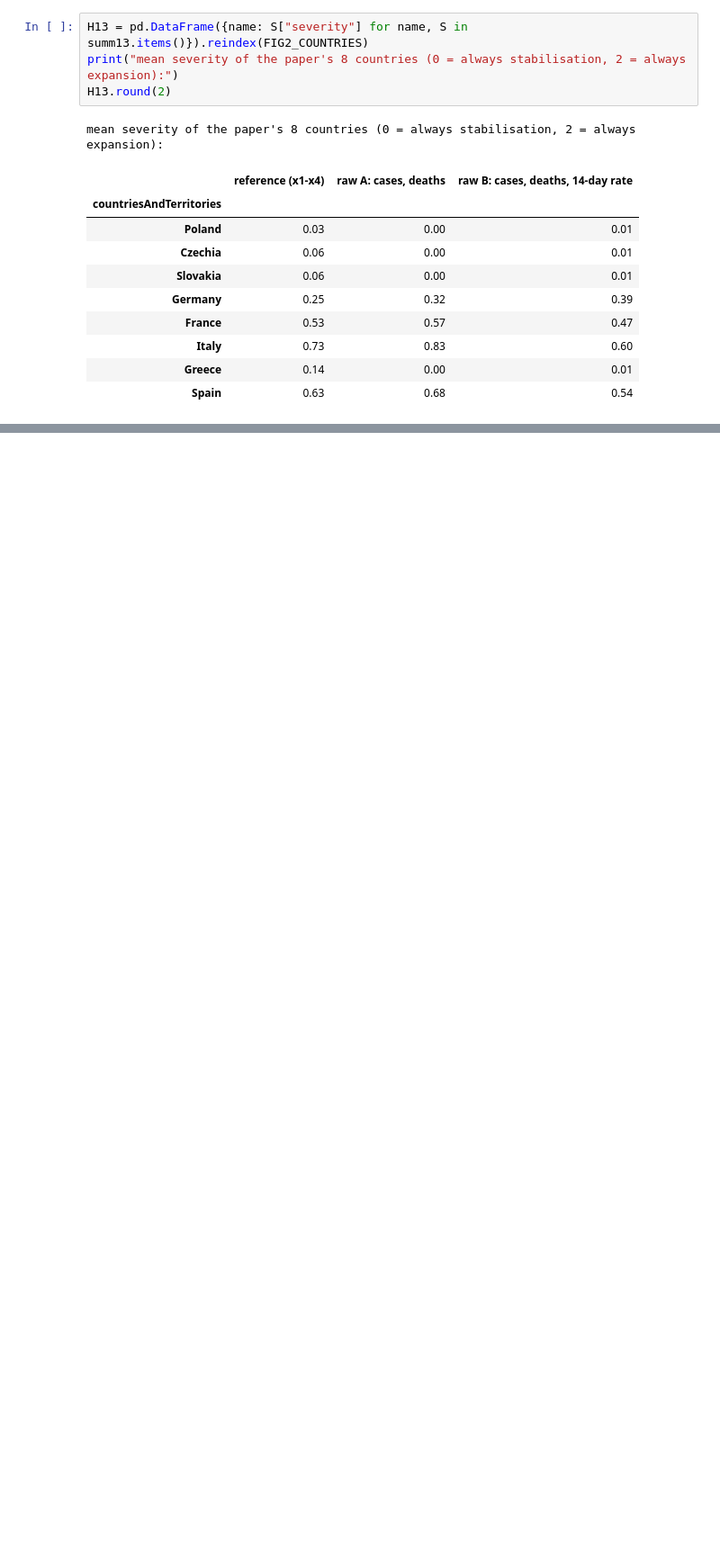
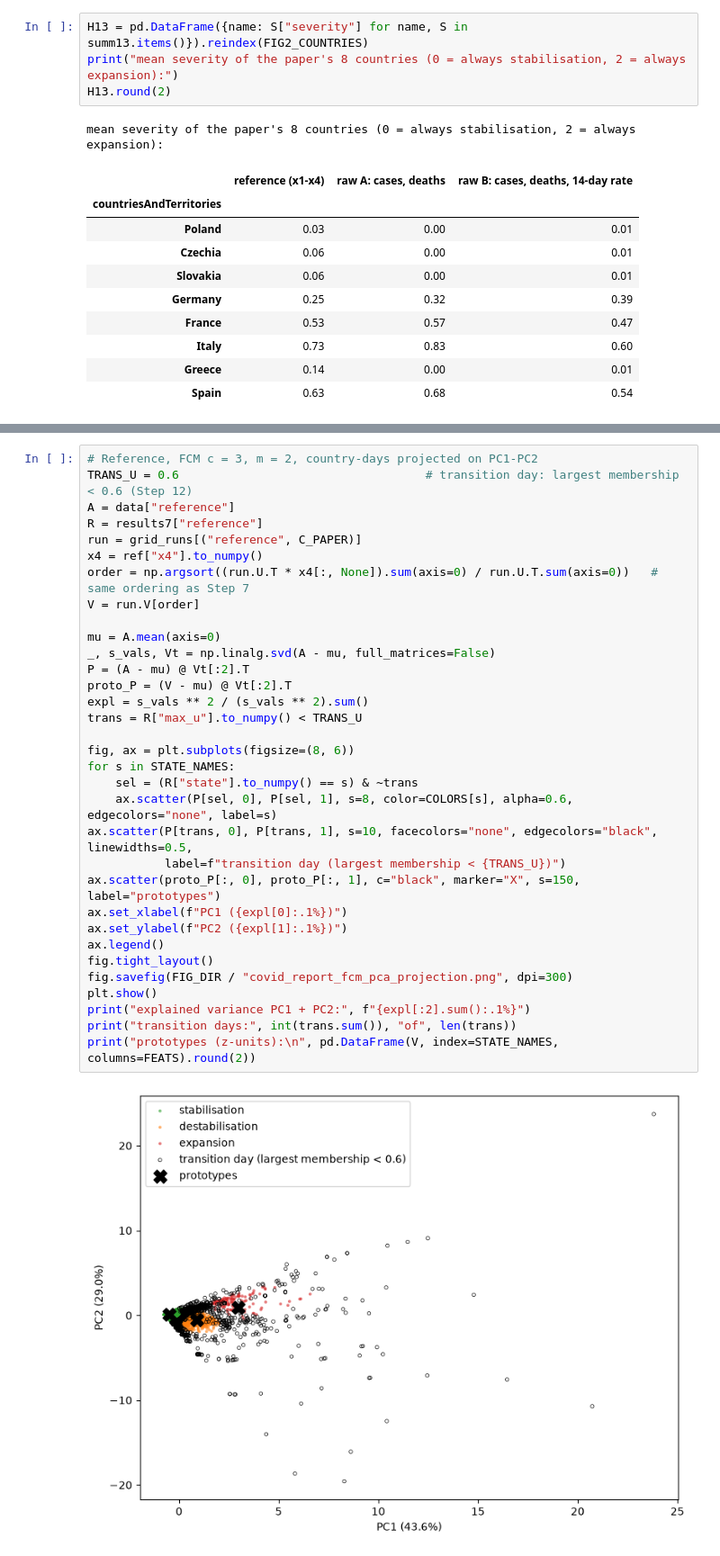
Before and after one commit to Stefy1209/Advanced-Methods-of-Data-Analysis, a Jupyter notebook: Reports/Report 1/src/covid/main.ipynb, the cells around one changed output, grey strips where cells are left out. Shown at 90% size. Saved outputs shown, nothing was run; the diff lists cells and outputs as text; blank space fills up the shorter version.

```diff
--- a/Reports/Report 1/src/covid/main.ipynb
+++ b/Reports/Report 1/src/covid/main.ipynb
@@ -1912,0 +2010,35 @@ mean severity of the paper's 8 countries (0 = always stabilisation, 2 = always e
+# %%
+# Reference, FCM c = 3, m = 2, country-days projected on PC1-PC2
+TRANS_U = 0.6                                   # transition day: largest membership < 0.6 (Step 12)
+A = data["reference"]
+R = results7["reference"]
+run = grid_runs[("reference", C_PAPER)]
+x4 = ref["x4"].to_numpy()
+order = np.argsort((run.U.T * x4[:, None]).sum(axis=0) / run.U.T.sum(axis=0))   # same ordering as Step 7
+V = run.V[order]
+
+mu = A.mean(axis=0)
+_, s_vals, Vt = np.linalg.svd(A - mu, full_matrices=False)
+P = (A - mu) @ Vt[:2].T
+proto_P = (V - mu) @ Vt[:2].T
+expl = s_vals ** 2 / (s_vals ** 2).sum()
+trans = R["max_u"].to_numpy() < TRANS_U
+
+fig, ax = plt.subplots(figsize=(8, 6))
+for s in STATE_NAMES:
+    sel = (R["state"].to_numpy() == s) & ~trans
+    ax.scatter(P[sel, 0], P[sel, 1], s=8, color=COLORS[s], alpha=0.6, edgecolors="none", label=s)
+ax.scatter(P[trans, 0], P[trans, 1], s=10, facecolors="none", edgecolors="black", linewidths=0.5,
+           label=f"transition day (largest membership < {TRANS_U})")
+ax.scatter(proto_P[:, 0], proto_P[:, 1], c="black", marker="X", s=150, label="prototypes")
+ax.set_xlabel(f"PC1 ({expl[0]:.1%})")
+ax.set_ylabel(f"PC2 ({expl[1]:.1%})")
+ax.legend()
+fig.tight_layout()
+fig.savefig(FIG_DIR / "covid_report_fcm_pca_projection.png", dpi=300)
+plt.show()
+print("explained variance PC1 + PC2:", f"{expl[:2].sum():.1%}")
+print("transition days:", int(trans.sum()), "of", len(trans))
+print("prototypes (z-units):\n", pd.DataFrame(V, index=STATE_NAMES, columns=FEATS).round(2))
+# %% [output]
+[figure, added]
```
Also changed, not shown: parts of 8 cells of this notebook, 22 other files.
